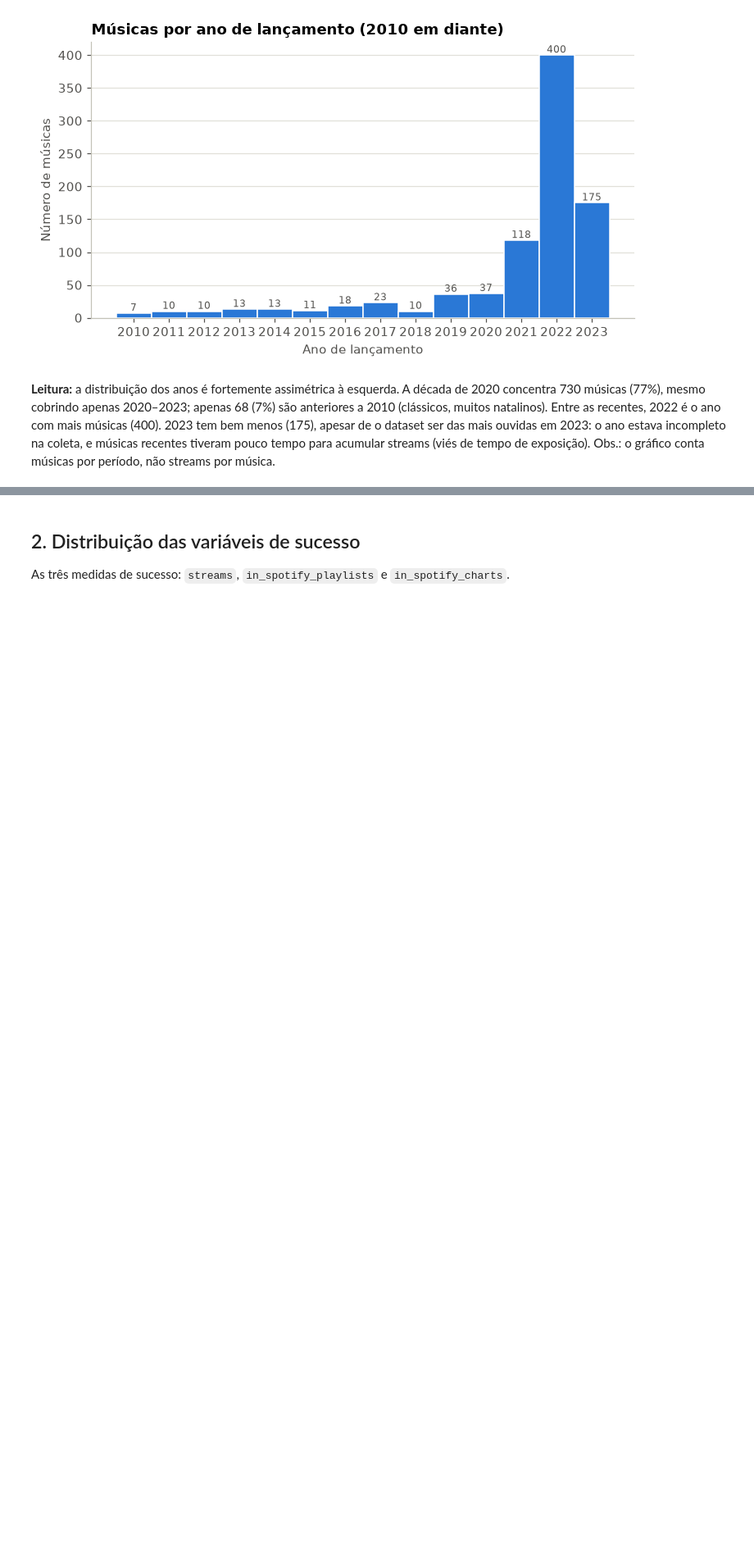
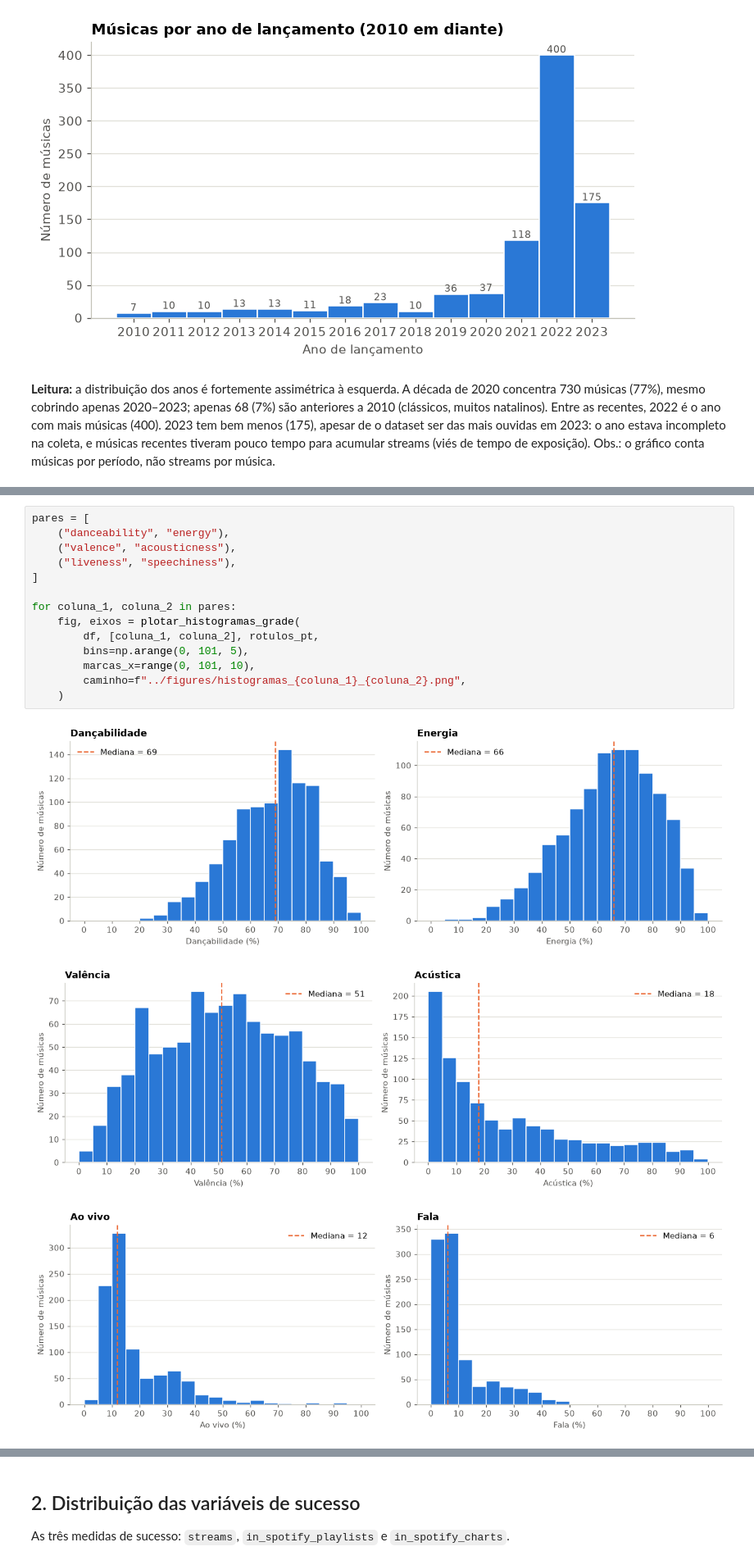
Before and after one commit to CarlosEduardodeCamposOlivera/spotify-streams-analysis, a Jupyter notebook: notebooks/03_analise_descritiva.ipynb, the cells around one changed output, grey strips where cells are left out. Shown at 82% size. Drawn from its saved outputs; the diff is of its cells as text; blank space fills up the shorter version.

```diff
--- a/notebooks/03_analise_descritiva.ipynb
+++ b/notebooks/03_analise_descritiva.ipynb
@@ -269,0 +365,18 @@ Obs.: o gráfico conta músicas por período, não streams por música.
+# %%
+pares = [
+    ("danceability", "energy"),
+    ("valence", "acousticness"),
+    ("liveness", "speechiness"),
+]
+
+for coluna_1, coluna_2 in pares:
+    fig, eixos = plotar_histogramas_grade(
+        df, [coluna_1, coluna_2], rotulos_pt,
+        bins=np.arange(0, 101, 5),
+        marcas_x=range(0, 101, 10),
+        caminho=f"../figures/histogramas_{coluna_1}_{coluna_2}.png",
+    )
+# %% [output]
+[figure, added]
+[figure, added]
+[figure, added]
```
Also changed, not shown: parts of 11 cells of this notebook, 8 other files.
